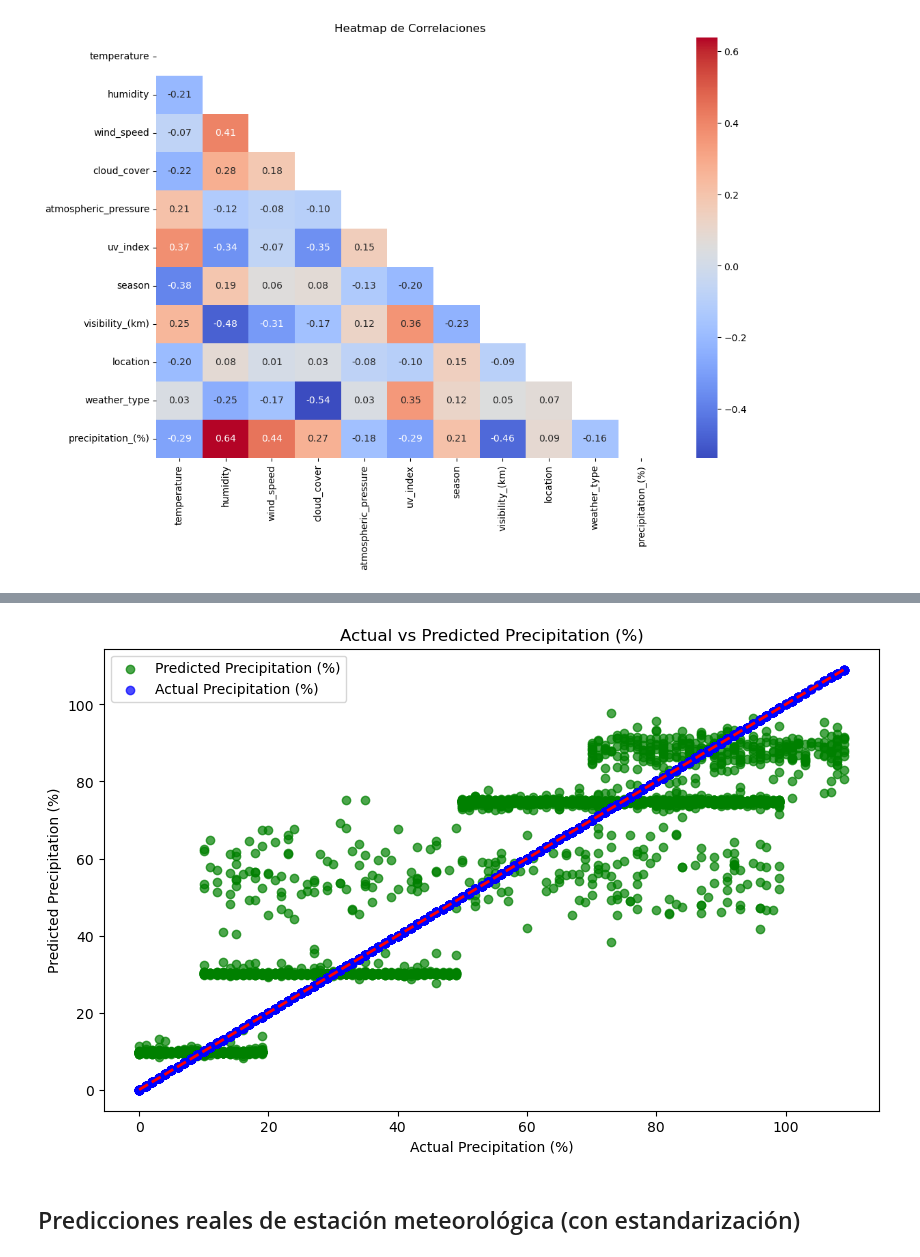
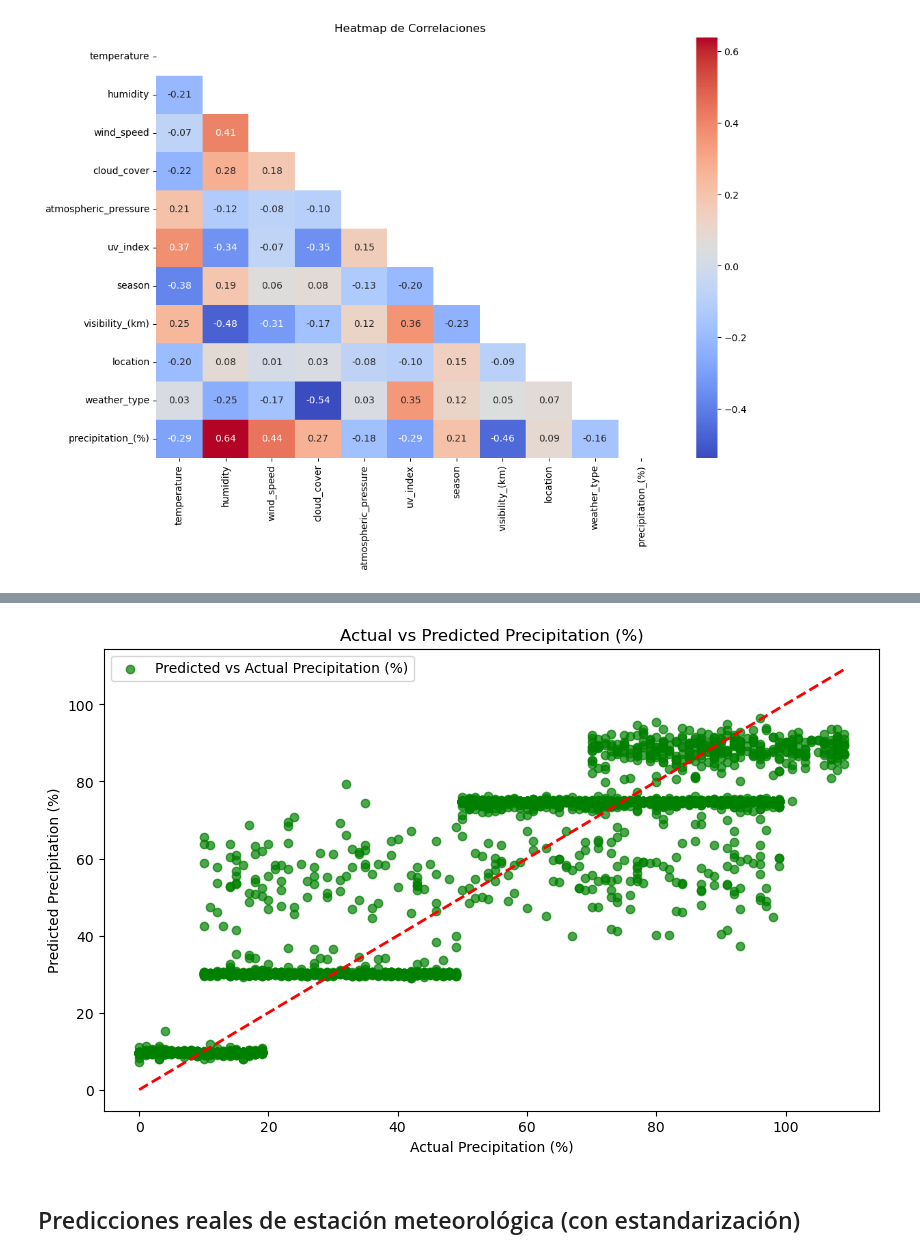
Before and after one commit to jesuserro/weather-prediction-machine-learning, a Jupyter notebook: src/8_random_forest_regressor.ipynb, the cells around one changed output, grey strips where cells are left out. Saved outputs shown, nothing was run; the diff lists cells and outputs as text; code cells hidden in the pictures.

```diff
--- a/src/8_random_forest_regressor.ipynb
+++ b/src/8_random_forest_regressor.ipynb
@@ -133,16 +133,19 @@ plt.show()
 # %%
 # Visualizar los resultados
 plt.figure(figsize=(10, 6))
-plt.scatter(y_test, y_pred, alpha=0.7, color='green', label='Predicted Precipitation (%)')
-plt.scatter(y_test, y_test, alpha=0.7, color='blue', label='Actual Precipitation (%)')
-plt.plot([y_test.min(), y_test.max()], [y_test.min(), y_test.max()], '--r', linewidth=2)
+
+# Asegurarse de que y_test y y_pred están alineados correctamente
+results_df = pd.DataFrame({'Actual': y_test, 'Predicted': y_pred})
+
+plt.scatter(results_df['Actual'], results_df['Predicted'], alpha=0.7, color='green', label='Predicted vs Actual Precipitation (%)')
+plt.plot([results_df['Actual'].min(), results_df['Actual'].max()], [results_df['Actual'].min(), results_df['Actual'].max()], '--r', linewidth=2)
 plt.xlabel('Actual Precipitation (%)')
 plt.ylabel('Predicted Precipitation (%)')
 plt.title('Actual vs Predicted Precipitation (%)')
 plt.legend()
 plt.show()
 # %% [output]
-[figure, old version]
+[figure, new version]
 # %% [markdown]
 ## Predicciones reales de estación meteorológica (con estandarización)
 # %%
```
Also changed, not shown: parts of 5 cells of this notebook.
